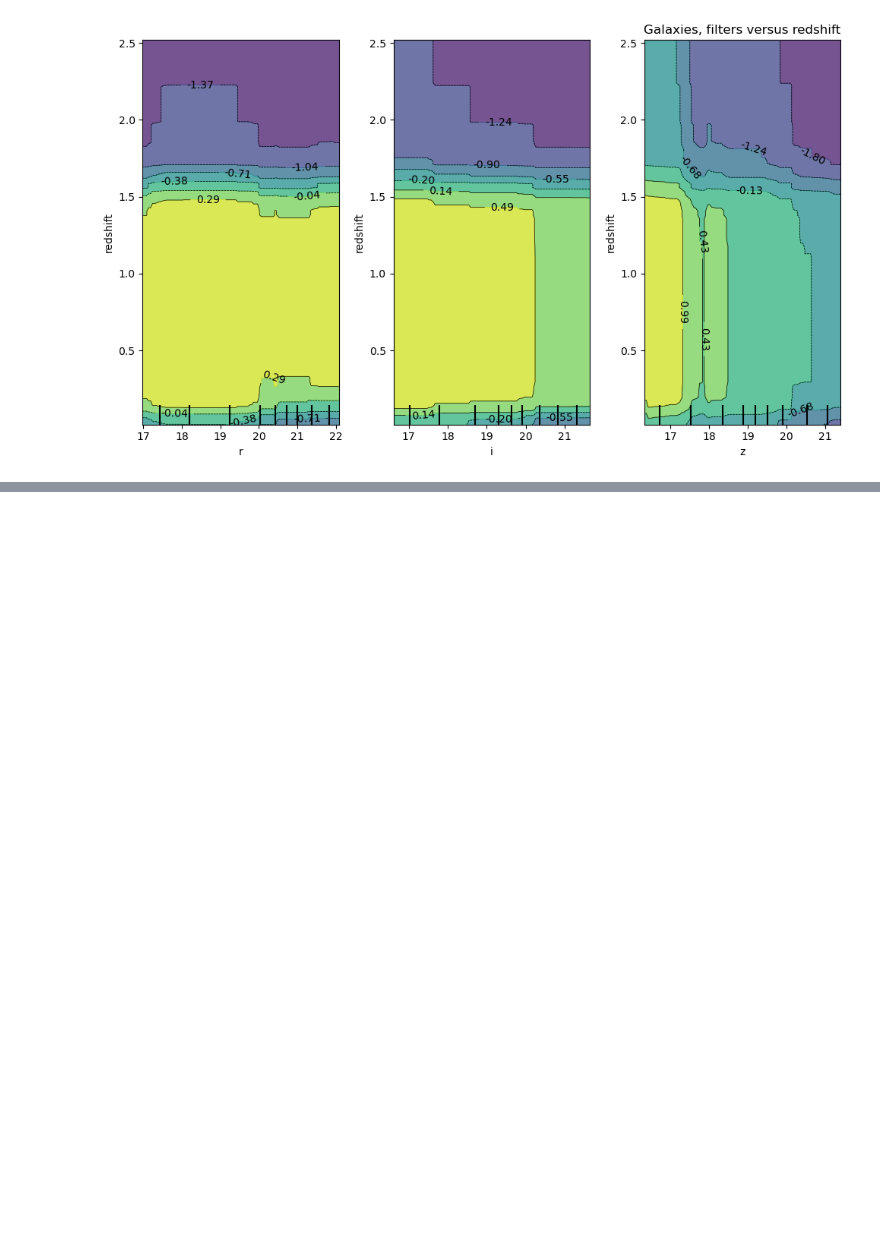
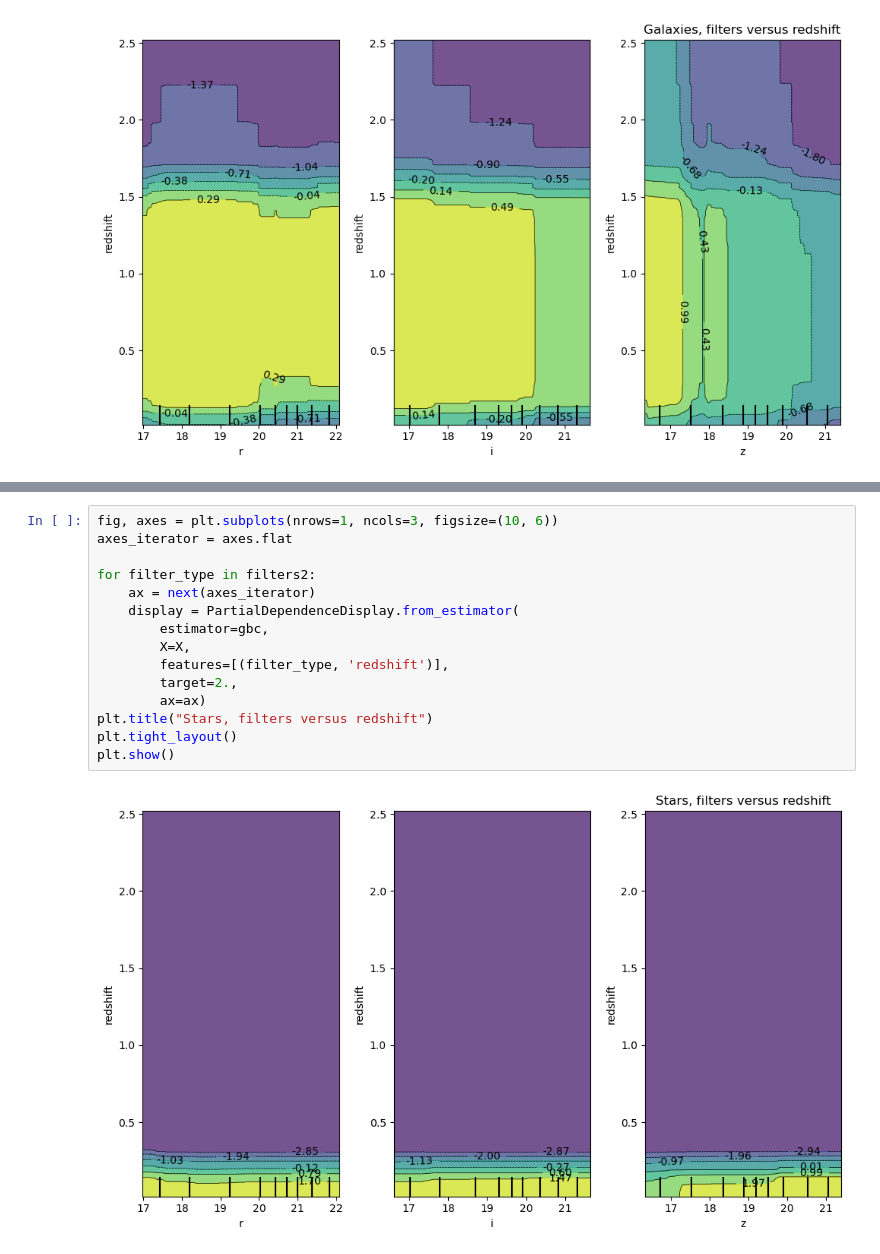
Before and after one commit to jaqueshere/kaggle-playground-stellar, a Jupyter notebook: kaggle-astro-exploratory.ipynb, the cells around one changed output, grey strips where cells are left out. Drawn from its saved outputs; the diff is of its cells as text; blank space fills up the shorter version.

```diff
--- a/kaggle-astro-exploratory.ipynb
+++ b/kaggle-astro-exploratory.ipynb
@@ -492,0 +548,17 @@ There *seems* to be some interaction between filter type and redshift, but it is
+# %%
+fig, axes = plt.subplots(nrows=1, ncols=3, figsize=(10, 6))
+axes_iterator = axes.flat
+
+for filter_type in filters2:
+    ax = next(axes_iterator)
+    display = PartialDependenceDisplay.from_estimator(
+        estimator=gbc,
+        X=X,
+        features=[(filter_type, 'redshift')],
+        target=2.,
+        ax=ax)
+plt.title("Stars, filters versus redshift")
+plt.tight_layout()
+plt.show()
+# %% [output]
+[figure, added]
```
Also changed, not shown: parts of 6 cells of this notebook, 1 other file.
